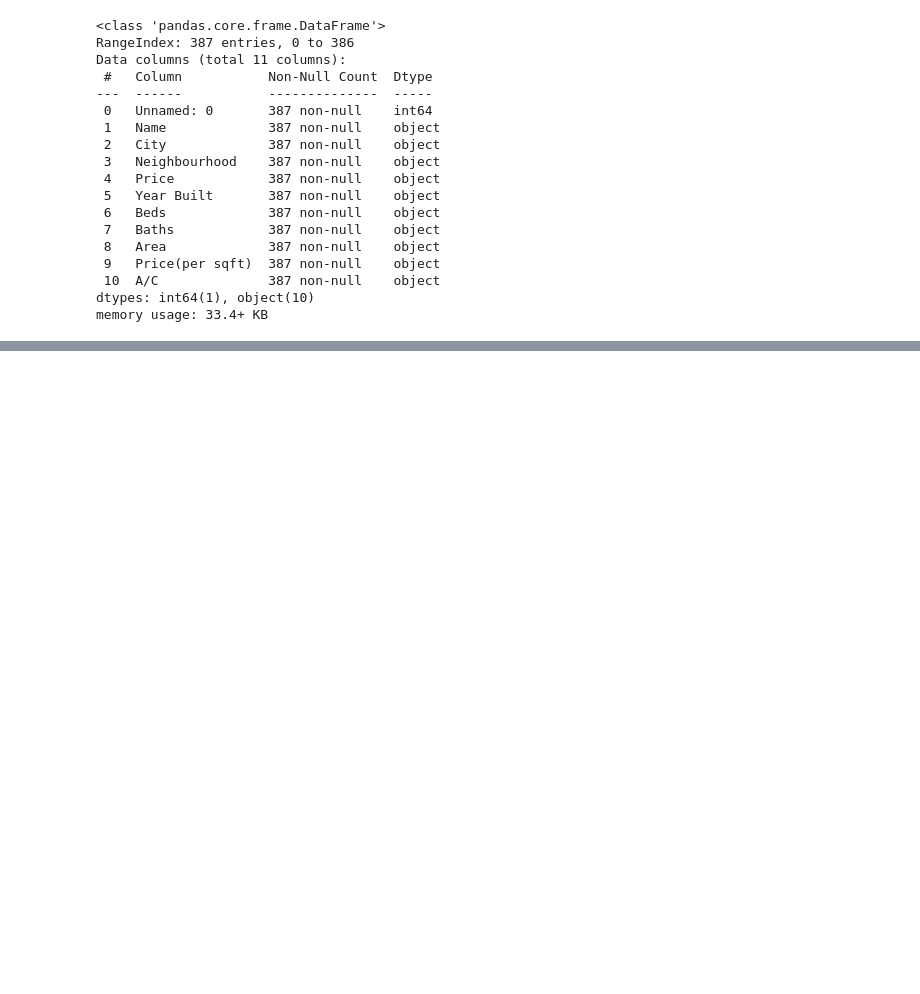
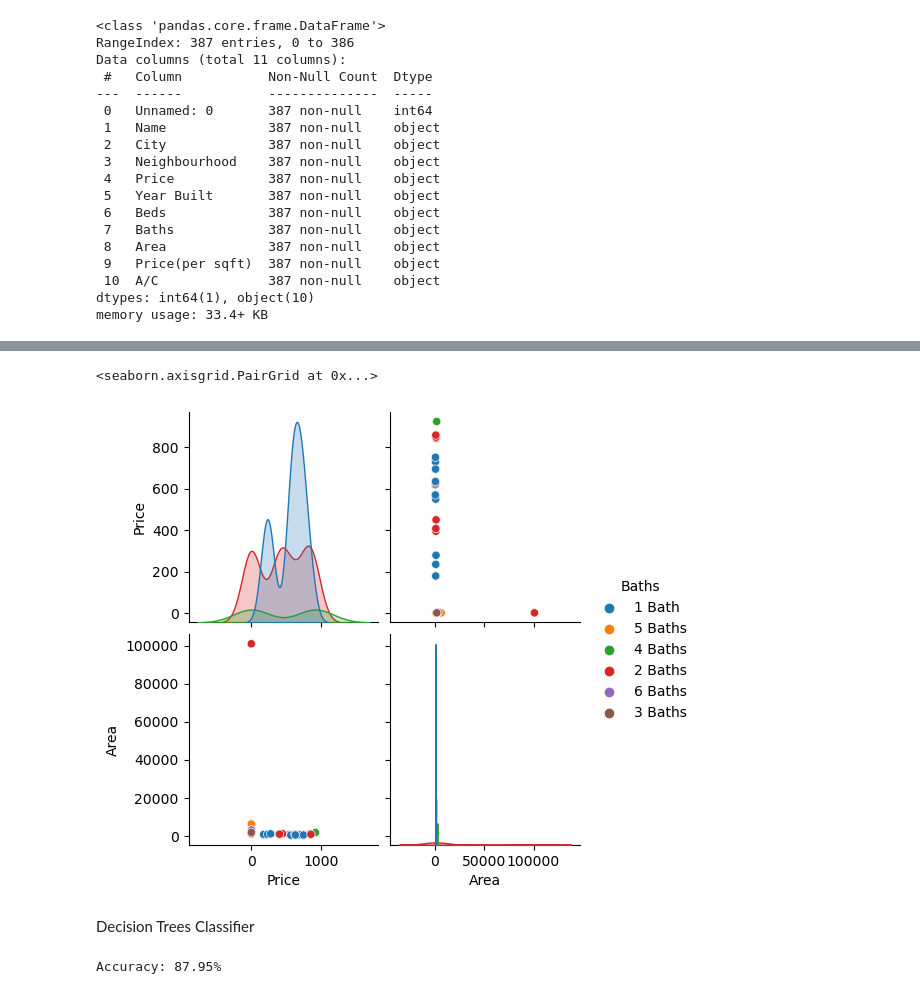
Before and after one commit to AaronSantilli/SI370-Project-1, a Jupyter notebook: project1_alina.ipynb, the cells around one changed output, grey strips where cells are left out. Cells and saved outputs as stored; diff of their text form; code cells hidden in the pictures; blank space fills up the shorter version.

```diff
--- a/project1_alina.ipynb
+++ b/project1_alina.ipynb
@@ -55,0 +55,3 @@ data
+# %%
+data['Area']= data['Area'].apply(lambda x: x.strip('sqft'))
+data['Area']= data['Area'].str.replace(',', '')
@@ -55,0 +78,3 @@ data
+# %%
+data['Area'] = data['Area'].apply(lambda x: int(re.search(r'\d+', x).group()))
+data['Price'] = data['Price'].apply(lambda x: int(re.search(r'\d+', x).group()))
@@ -55,0 +296,7 @@ data
+# %%
+sns.pairplot(data,hue='Baths', size=2.5)
+# %% [output]
+<seaborn.axisgrid.PairGrid at 0x...>
+[figure, added]
+# %% [markdown]
+Decision Trees Classifier
@@ -55,0 +309,23 @@ data
+# %%
+model = DecisionTreeClassifier(
+    random_state=3,
+    criterion='entropy',
+    splitter='best',
+    max_depth=3,
+    )
+
+#decison trees are the same game as 20 questions on a dataset
+#entropy is a measure of the predictablity in each class
+#max_depth
+
+
+model.fit(X_train,y_train)
+#fit
+y_pred = model.predict(X_test)
+#predict
+accuracy = model.score(X_test, y_test)
+# evaluate predictions
+
+print("Accuracy: %.2f%%" % (accuracy * 100.0))
+# %% [output]
+Accuracy: 87.95%
```
Also changed, not shown: parts of 27 cells of this notebook.
